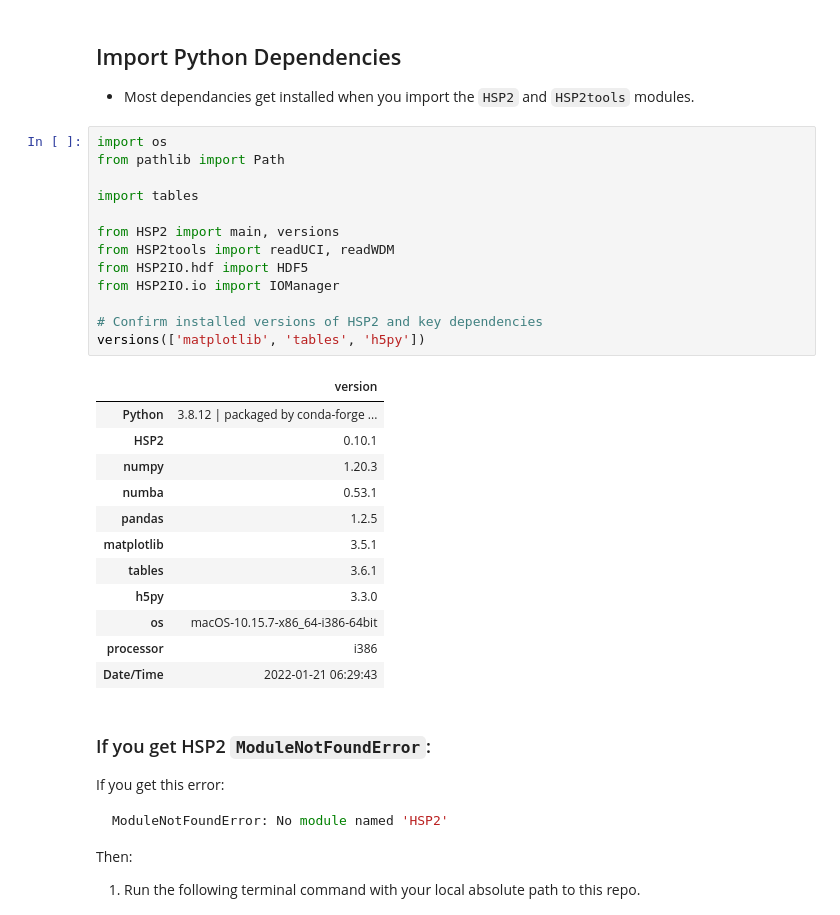
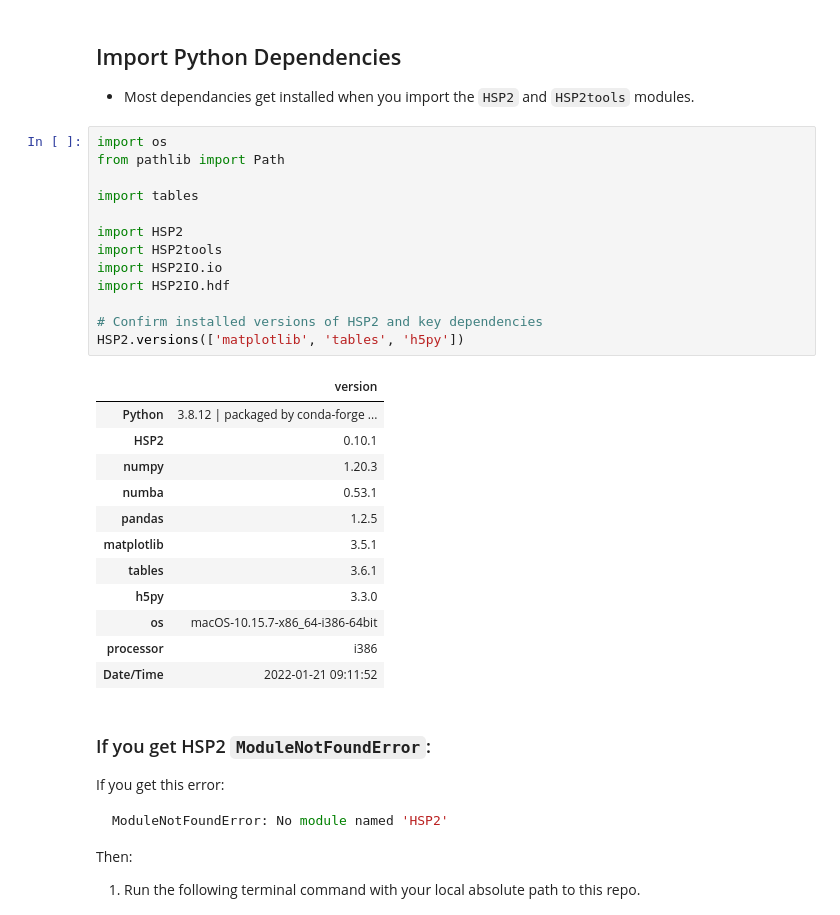
Before and after one commit to respec/HSPsquared, a Jupyter notebook: examples/1_Intro_to_HSP2.ipynb, the cells around one changed output. Drawn from its saved outputs; the diff is of its cells as text.

```diff
--- a/examples/1_Intro_to_HSP2.ipynb
+++ b/examples/1_Intro_to_HSP2.ipynb
@@ -31,29 +31,29 @@ os.environ['CONDA_DEFAULT_ENV']
 # %%
 import os
 from pathlib import Path
 
 import tables
 
-from HSP2 import main, versions
-from HSP2tools import readUCI, readWDM
-from HSP2IO.hdf import HDF5
-from HSP2IO.io import IOManager
+import HSP2
+import HSP2tools
+import HSP2IO.io
+import HSP2IO.hdf
 
 # Confirm installed versions of HSP2 and key dependencies
-versions(['matplotlib', 'tables', 'h5py'])
+HSP2.versions(['matplotlib', 'tables', 'h5py'])
 # %% [output]
 |  | version |
 | Python | 3.8.12 | packaged by conda-forge ... |
 | HSP2 | 0.10.1 |
 | numpy | 1.20.3 |
 | numba | 0.53.1 |
 | pandas | 1.2.5 |
 | matplotlib | 3.5.1 |
 | tables | 3.6.1 |
 | h5py | 3.3.0 |
 | os | macOS-10.15.7-x86_64-i386-64bit |
 | processor | i386 |
-| Date/Time | 2022-01-21 06:29:43 |
+| Date/Time | 2022-01-21 09:11:52 |
 # %% [markdown]
 ### If you get HSP2 `ModuleNotFoundError`:
 
```
Also changed, not shown: parts of 18 cells of this notebook.
